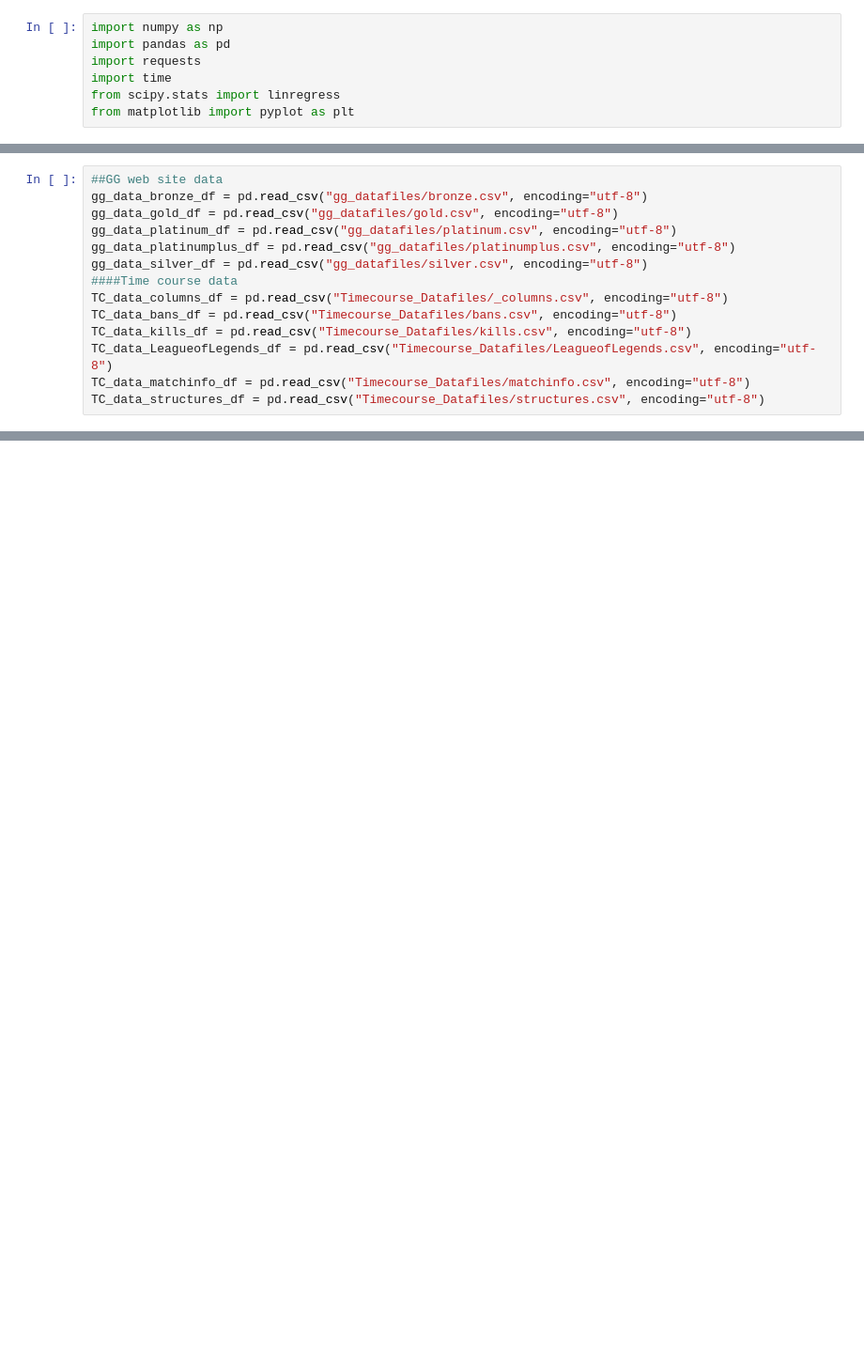
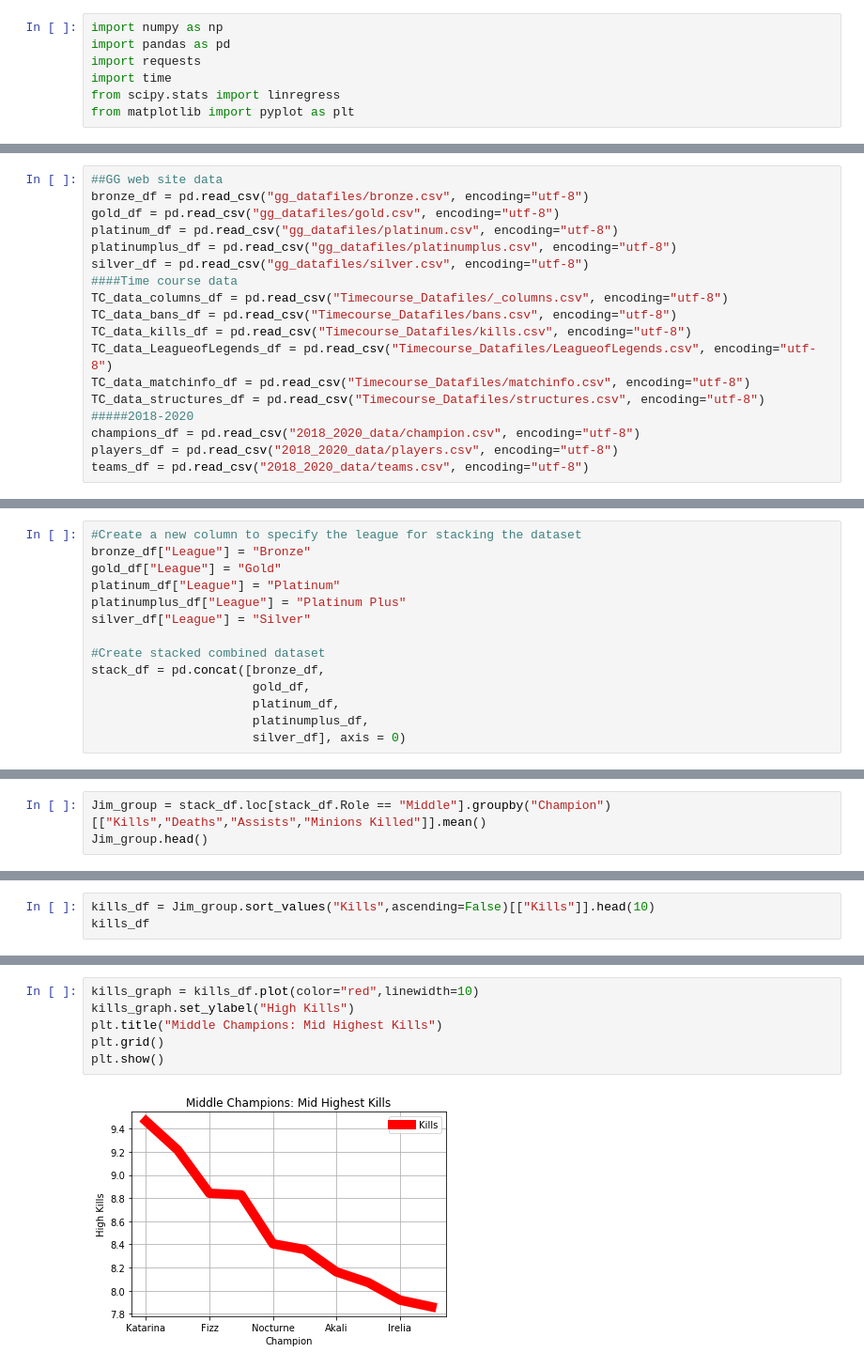
Before and after one commit to CodeReber/lol_champions, a Jupyter notebook: Jim.ipynb, the cells around one changed output, grey strips where cells are left out. Shown: that part at 94% size. Cells and saved outputs as stored; diff of their text form; blank space fills up the shorter version.

```diff
--- a/Jim.ipynb
+++ b/Jim.ipynb
@@ -8,10 +10,10 @@ from matplotlib import pyplot as plt
 # %%
 ##GG web site data
-gg_data_bronze_df = pd.read_csv("gg_datafiles/bronze.csv", encoding="utf-8")
-gg_data_gold_df = pd.read_csv("gg_datafiles/gold.csv", encoding="utf-8")
-gg_data_platinum_df = pd.read_csv("gg_datafiles/platinum.csv", encoding="utf-8")
-gg_data_platinumplus_df = pd.read_csv("gg_datafiles/platinumplus.csv", encoding="utf-8")
-gg_data_silver_df = pd.read_csv("gg_datafiles/silver.csv", encoding="utf-8")
+bronze_df = pd.read_csv("gg_datafiles/bronze.csv", encoding="utf-8")
+gold_df = pd.read_csv("gg_datafiles/gold.csv", encoding="utf-8")
+platinum_df = pd.read_csv("gg_datafiles/platinum.csv", encoding="utf-8")
+platinumplus_df = pd.read_csv("gg_datafiles/platinumplus.csv", encoding="utf-8")
+silver_df = pd.read_csv("gg_datafiles/silver.csv", encoding="utf-8")
 ####Time course data
 TC_data_columns_df = pd.read_csv("Timecourse_Datafiles/_columns.csv", encoding="utf-8")
 TC_data_bans_df = pd.read_csv("Timecourse_Datafiles/bans.csv", encoding="utf-8")
@@ -19,3 +21,7 @@ TC_data_kills_df = pd.read_csv("Timecourse_Datafiles/kills.csv", encoding="utf-8
 TC_data_LeagueofLegends_df = pd.read_csv("Timecourse_Datafiles/LeagueofLegends.csv", encoding="utf-8")
 TC_data_matchinfo_df = pd.read_csv("Timecourse_Datafiles/matchinfo.csv", encoding="utf-8")
 TC_data_structures_df = pd.read_csv("Timecourse_Datafiles/structures.csv", encoding="utf-8")
+#####2018-2020
+champions_df = pd.read_csv("2018_2020_data/champion.csv", encoding="utf-8")
+players_df = pd.read_csv("2018_2020_data/players.csv", encoding="utf-8")
+teams_df = pd.read_csv("2018_2020_data/teams.csv", encoding="utf-8")
@@ -58,0 +30,14 @@ battle_data.plot(kind="bar", facecolor="red")
+# %%
+#Create a new column to specify the league for stacking the dataset
+bronze_df["League"] = "Bronze"
+gold_df["League"] = "Gold"
+platinum_df["League"] = "Platinum"
+platinumplus_df["League"] = "Platinum Plus"
+silver_df["League"] = "Silver"
+
+#Create stacked combined dataset
+stack_df = pd.concat([bronze_df,
+                      gold_df,
+                      platinum_df,
+                      platinumplus_df,
+                      silver_df], axis = 0)
@@ -58,0 +46,3 @@ battle_data.plot(kind="bar", facecolor="red")
+# %%
+Jim_group = stack_df.loc[stack_df.Role == "Middle"].groupby("Champion")[["Kills","Deaths","Assists","Minions Killed"]].mean()
+Jim_group.head()
@@ -58,0 +64,3 @@ battle_data.plot(kind="bar", facecolor="red")
+# %%
+kills_df = Jim_group.sort_values("Kills",ascending=False)[["Kills"]].head(10)
+kills_df
@@ -58,0 +80,8 @@ battle_data.plot(kind="bar", facecolor="red")
+# %%
+kills_graph = kills_df.plot(color="red",linewidth=10)
+kills_graph.set_ylabel("High Kills")
+plt.title("Middle Champions: Mid Highest Kills")
+plt.grid()
+plt.show()
+# %% [output]
+[figure, added]
```
Also changed, not shown: parts of 15 cells of this notebook, 2 other files.
